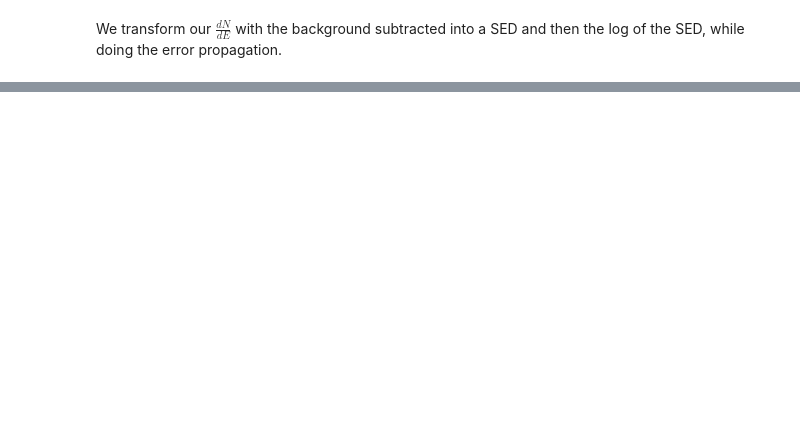
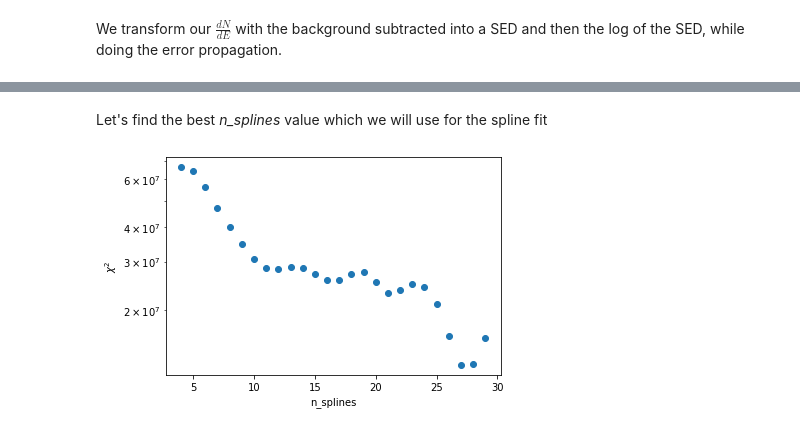
Before and after one commit to R-Grau/EBLpy, a Jupyter notebook: Aeff_bkg_spline.ipynb, the cells around one changed output, grey strips where cells are left out. Saved outputs shown, nothing was run; the diff lists cells and outputs as text; code cells hidden in the pictures; blank space fills up the shorter version.

```diff
--- a/Aeff_bkg_spline.ipynb
+++ b/Aeff_bkg_spline.ipynb
@@ -352,0 +341,18 @@ array([ 7.84288261e-05, -1.61892187e-03, -5.37828480e-04, -7.81548722e-04,
+# %% [markdown]
+Let's find the best *n_splines* value which we will use for the spline fit
+# %%
+ch = []
+for i in range(4,30):
+    gamfor = LinearGAM(s(0, constraints='concave', n_splines=i, edge_knots=[max(logE[3:37]),min(logE[3:37])])).fit(logE[3:37], logSED, weights = w)
+    chi = chisq(logSED, gamfor.predict(logE[3:37]), logSED_u)
+    ch.append(chi)
+
+ch = np.array(ch)
+xvals = np.array(range(4,30))
+plt.plot(xvals, ch, 'o')
+plt.yscale('log')
+plt.xlabel('n_splines')
+plt.ylabel(r'$\chi^2$')
+plt.show()
+# %% [output]
+[figure, added]
```
Also changed, not shown: parts of 16 cells of this notebook.
